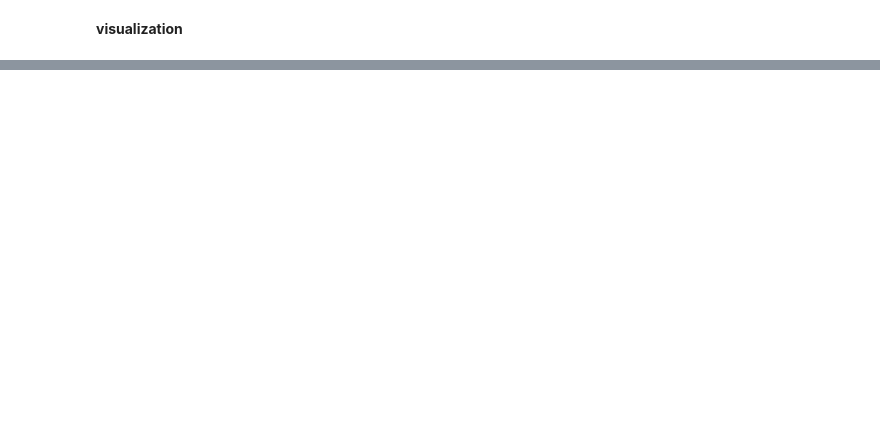
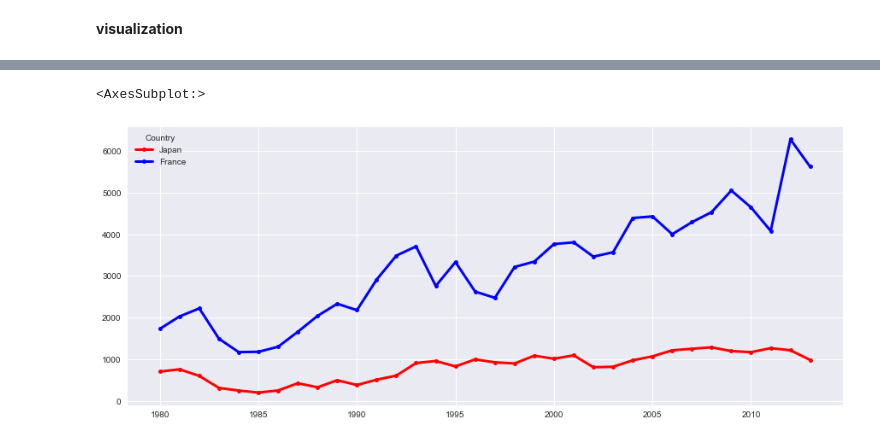
Before and after one commit to digipodium/2022-JUN-PYDS-630-MTTF, a Jupyter notebook: data_science/analysis.ipynb, the cells around one changed output, grey strips where cells are left out. Drawn from its saved outputs; the diff is of its cells as text; code cells hidden in the pictures; blank space fills up the shorter version.

```diff
--- a/data_science/analysis.ipynb
+++ b/data_science/analysis.ipynb
@@ -338,0 +346,11 @@ df.loc['Japan',years].plot(kind='line', figsize=(15,6), color='red', linewidth=3
+# %%
+countries = ['Japan','France']
+df.loc[countries,years].T.plot(kind='line',
+                            figsize=(15,6),
+                            color=['red','blue'],
+                            linewidth=3,
+                            marker='o',
+                            markersize=5,)
+# %% [output]
+<AxesSubplot:>
+[figure, added]
```
Also changed, not shown: parts of 11 cells of this notebook.
